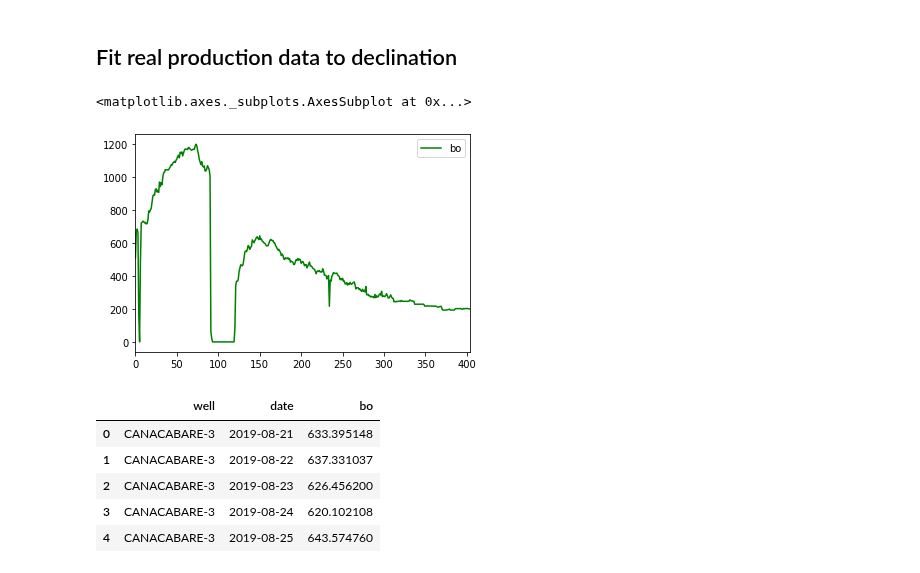
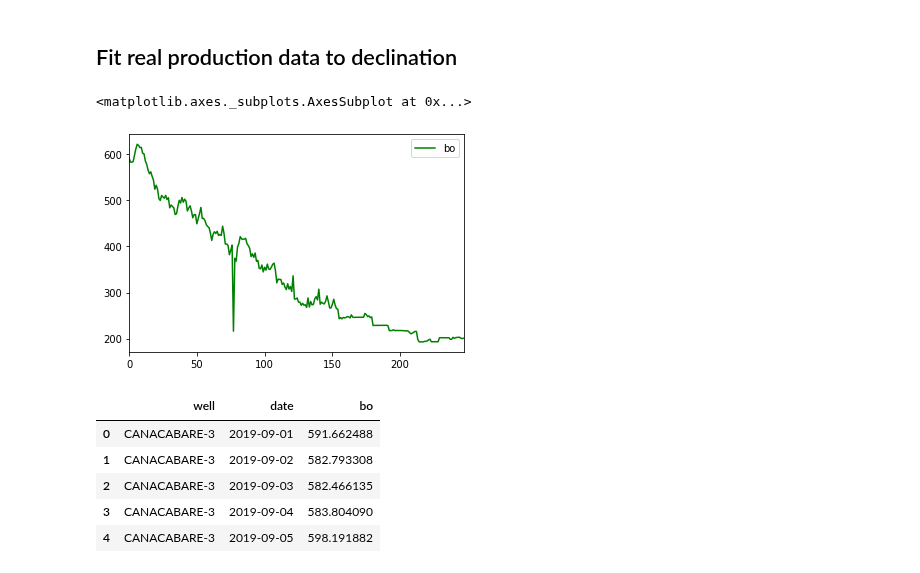
Before and after one commit to scuervo91/reservoirpy, a Jupyter notebook: examples/wellproductivity/1-declination.ipynb, the cells around one changed output. Saved outputs shown, nothing was run; the diff lists cells and outputs as text; code cells hidden in the pictures.

Commit message:
update anomaly plot

```diff
--- a/examples/wellproductivity/1-declination.ipynb
+++ b/examples/wellproductivity/1-declination.ipynb
@@ -109,24 +110,24 @@ engine = create_engine(connect_database)
 # %%
 query = """
     select w.well, p.date, p.bo
     from production p
     join wells w on p.well_id = w.id
-    where w.well = 'CANACABARE-3'
+    where w.well = 'well-3' and p.date >= DATE '2019-09-01'
     order by p.date
 """
 
 prod = pd.read_sql(query,engine)
 prod.head()
 prod.plot(color='green')
 # %% [output]
 <matplotlib.axes._subplots.AxesSubplot at 0x...>
-[figure, old version]
+[figure, new version]
 # %%
 prod.head()
 # %% [output]
 |  | well | date | bo |
-| 0 | CANACABARE-3 | 2019-08-21 | 633.395148 |
-| 1 | CANACABARE-3 | 2019-08-22 | 637.331037 |
-| 2 | CANACABARE-3 | 2019-08-23 | 626.456200 |
-| 3 | CANACABARE-3 | 2019-08-24 | 620.102108 |
-| 4 | CANACABARE-3 | 2019-08-25 | 643.574760 |
+| 0 | CANACABARE-3 | 2019-09-01 | 591.662488 |
+| 1 | CANACABARE-3 | 2019-09-02 | 582.793308 |
+| 2 | CANACABARE-3 | 2019-09-03 | 582.466135 |
+| 3 | CANACABARE-3 | 2019-09-04 | 583.804090 |
+| 4 | CANACABARE-3 | 2019-09-05 | 598.191882 |
```
Also changed, not shown: parts of 9 cells of this notebook.
